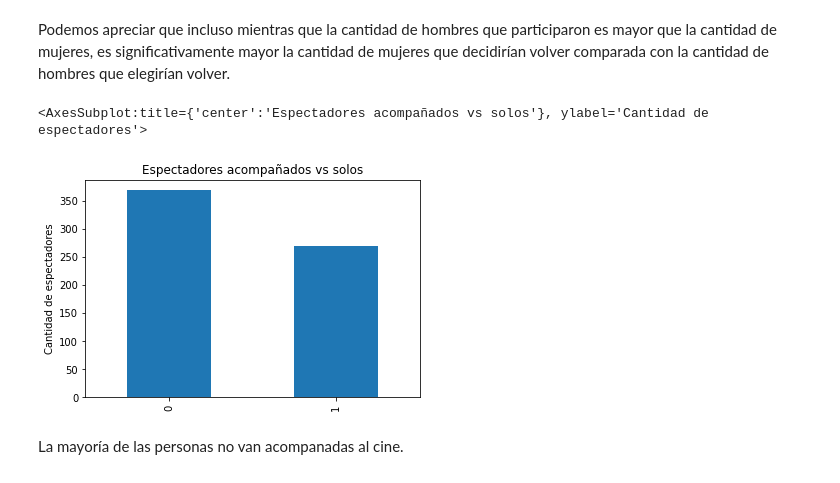
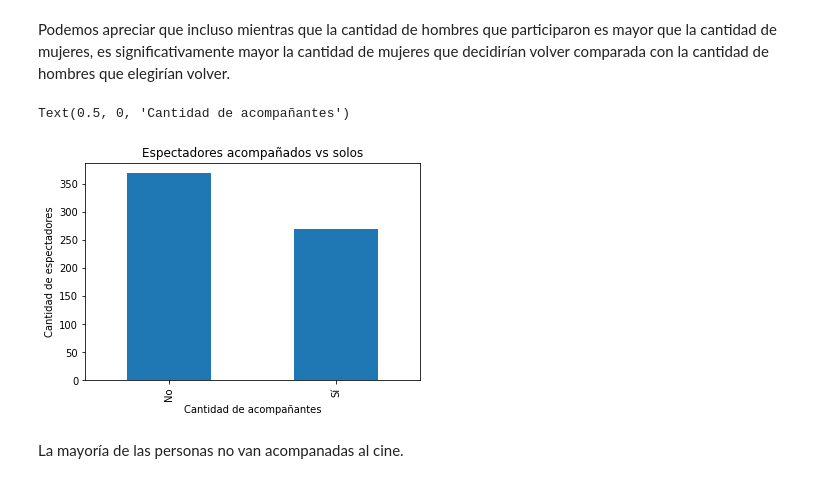
Before and after one commit to javierleyes/FiuMark, a Jupyter notebook: TP-1.ipynb, the cells around one changed output. Drawn from its saved outputs; the diff is of its cells as text; code cells hidden in the pictures.

```diff
--- a/TP-1.ipynb
+++ b/TP-1.ipynb
@@ -450,13 +454,16 @@ plt.show()
 # %% [markdown]
 Podemos apreciar que incluso mientras que la cantidad de hombres que participaron es mayor que la cantidad de mujeres, es significativamente mayor la cantidad de mujeres que decidirían volver comparada con la cantidad de hombres que elegirían volver.
 # %%
-df['fue_acompanado'].value_counts().sort_values(ascending=False) \
+ax = df['fue_acompanado'].replace(to_replace=[1, 0], value=['Sí', 'No']).value_counts().sort_values(ascending=False) \
 .plot(title = 'Espectadores acompañados vs solos',
       ylabel = 'Cantidad de espectadores',
+      xlabel = 'Fue acompañado',
       kind='bar')
+
+ax.set_xlabel('Cantidad de acompañantes')
 # %% [output]
-<AxesSubplot:title={'center':'Espectadores acompañados vs solos'}, ylabel='Cantidad de espectadores'>
+Text(0.5, 0, 'Cantidad de acompañantes')
-[figure, old version]
+[figure, new version]
 # %% [markdown]
 La mayoría de las personas no van acompanadas al cine.
 # %%
```
Also changed, not shown: parts of 6 cells of this notebook.
